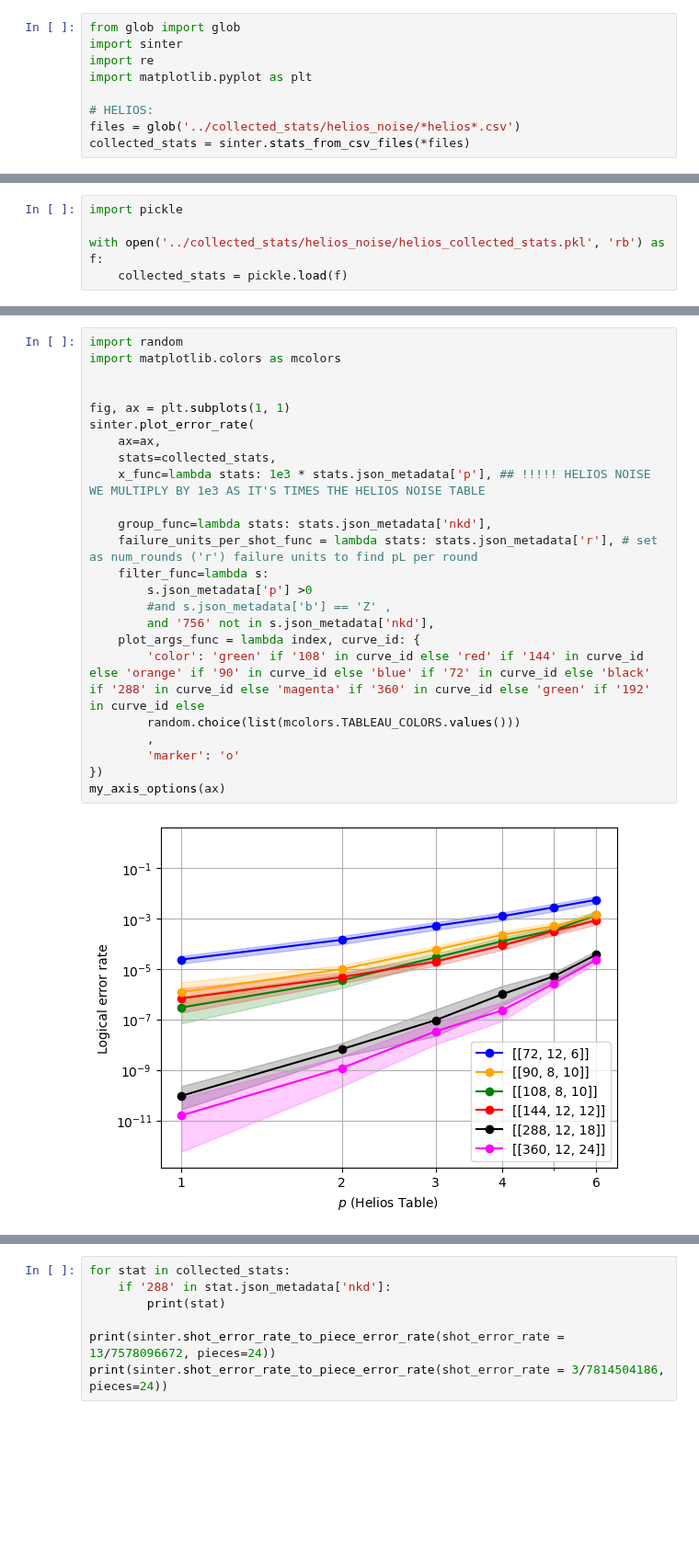
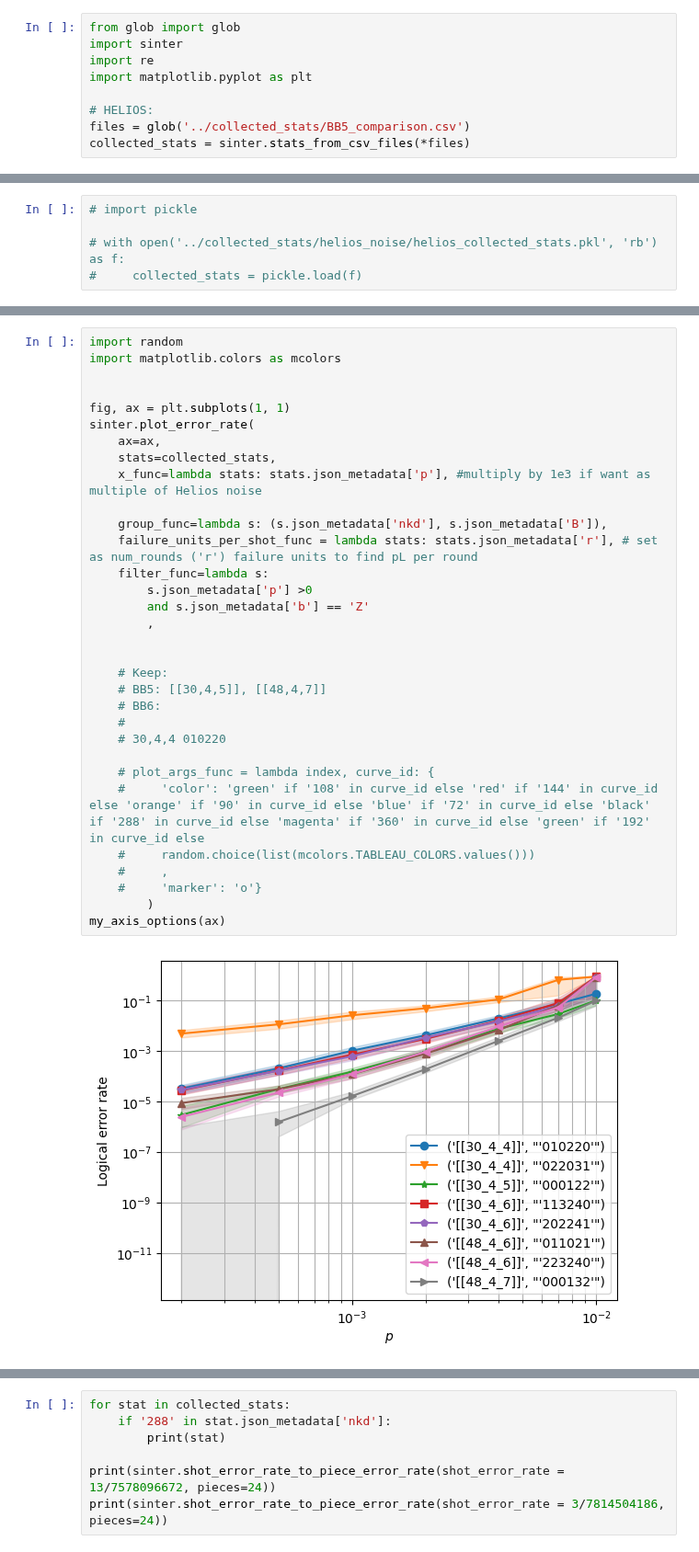
Before and after one commit to wamud/bb-ions, a Jupyter notebook: scripts/plot_mem_exp.ipynb, the cells around one changed output, grey strips where cells are left out. Shown at 92% size. Drawn from its saved outputs; the diff is of its cells as text; blank space fills up the shorter version.

Commit message:
plotted BB5 comparison, set to run more shots for 48,4,7

```diff
--- a/scripts/plot_mem_exp.ipynb
+++ b/scripts/plot_mem_exp.ipynb
@@ -32,5 +32,5 @@ import re
 import matplotlib.pyplot as plt
 
 # HELIOS:
-files = glob('../collected_stats/helios_noise/*helios*.csv')
+files = glob('../collected_stats/BB5_comparison.csv')
 collected_stats = sinter.stats_from_csv_files(*files)
@@ -42,5 +37,5 @@ with open('helios_collected_stats.pkl', 'wb') as f:
 # %%
-import pickle
+# import pickle
 
-with open('../collected_stats/helios_noise/helios_collected_stats.pkl', 'rb') as f:
-    collected_stats = pickle.load(f)
+# with open('../collected_stats/helios_noise/helios_collected_stats.pkl', 'rb') as f:
+#     collected_stats = pickle.load(f)
@@ -58,26 +42,34 @@ for stat in collected_stats:
 # %%
 import random
 import matplotlib.colors as mcolors
 
 
 fig, ax = plt.subplots(1, 1)
 sinter.plot_error_rate(
     ax=ax,
     stats=collected_stats,
-    x_func=lambda stats: 1e3 * stats.json_metadata['p'], ## !!!!! HELIOS NOISE WE MULTIPLY BY 1e3 AS IT'S TIMES THE HELIOS NOISE TABLE
+    x_func=lambda stats: stats.json_metadata['p'], #multiply by 1e3 if want as multiple of Helios noise
 
-    group_func=lambda stats: stats.json_metadata['nkd'],
+    group_func=lambda s: (s.json_metadata['nkd'], s.json_metadata['B']),
     failure_units_per_shot_func = lambda stats: stats.json_metadata['r'], # set as num_rounds ('r') failure units to find pL per round
     filter_func=lambda s:
         s.json_metadata['p'] >0
-        #and s.json_metadata['b'] == 'Z' ,
-        and '756' not in s.json_metadata['nkd'],
-    plot_args_func = lambda index, curve_id: {
-        'color': 'green' if '108' in curve_id else 'red' if '144' in curve_id else 'orange' if '90' in curve_id else 'blue' if '72' in curve_id else 'black' if '288' in curve_id else 'magenta' if '360' in curve_id else 'green' if '192' in curve_id else
-        random.choice(list(mcolors.TABLEAU_COLORS.values()))
+        and s.json_metadata['b'] == 'Z'
         ,
-        'marker': 'o'
-})
+
+
+    # Keep:
+    # BB5: [[30,4,5]], [[48,4,7]]
+    # BB6:
+    #
+    # 30,4,4 010220
+
+    # plot_args_func = lambda index, curve_id: {
+    #     'color': 'green' if '108' in curve_id else 'red' if '144' in curve_id else 'orange' if '90' in curve_id else 'blue' if '72' in curve_id else 'black' if '288' in curve_id else 'magenta' if '360' in curve_id else 'green' if '192' in curve_id else
+    #     random.choice(list(mcolors.TABLEAU_COLORS.values()))
+    #     ,
+    #     'marker': 'o'}
+        )
 my_axis_options(ax)
 # %% [output]
-[figure, old version]
+[figure, new version]
```
Also changed, not shown: parts of 5 cells of this notebook, 1 other file.
